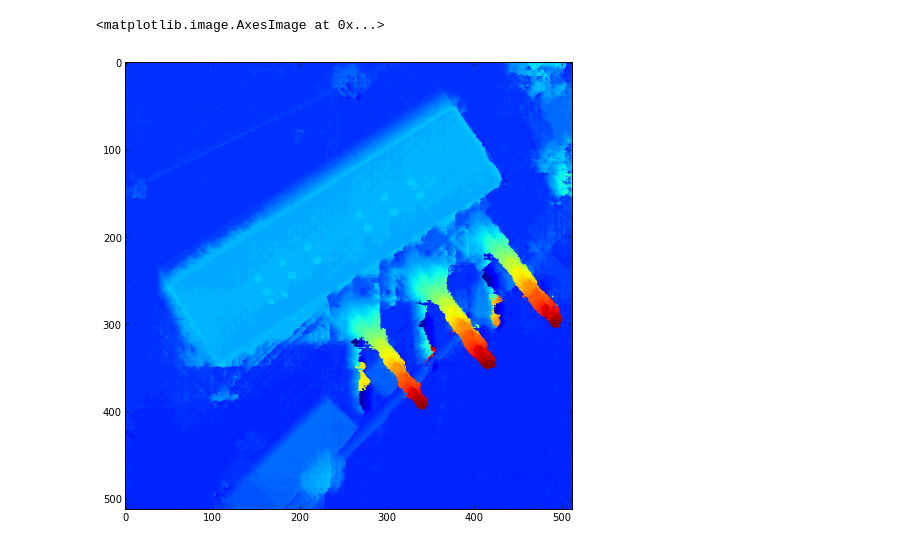
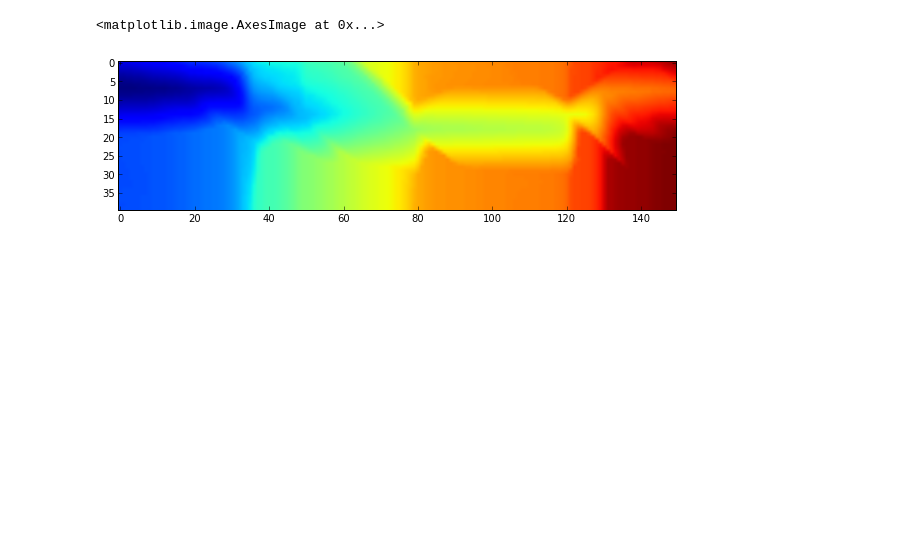
Before and after one commit to znah/notebooks, a Jupyter notebook: cost_volume.ipynb, the cells around one changed output. Drawn from its saved outputs; the diff is of its cells as text; code cells hidden in the pictures; blank space fills up the shorter version.

```diff
--- a/cost_volume.ipynb
+++ b/cost_volume.ipynb
@@ -94,7 +49,12 @@ for di, dj in [(1, 1), (1, 0), (1, -1), (0, 1), (0, -1), (-1, 1), (-1, 0), (-1,
-# %%
-Disp = Cost.argmin(2)
-imshow(Disp)
-# %% [output]
-<matplotlib.image.AxesImage at 0x...>
-[figure, removed]
+# %%
+from sgm import SGM, calc_cost
+
+#Cost = SGM(R, 20, 200)
+Cost = zeros_like(R)
+calc_cost(R, Cost, 100, 1000, 0, 1)
+
+imshow(Cost[300, 100:250].T)
+# %% [output]
+<matplotlib.image.AxesImage at 0x...>
+[figure, added]
 # %%
```
Also changed, not shown: parts of 17 cells of this notebook, 3 other files.
